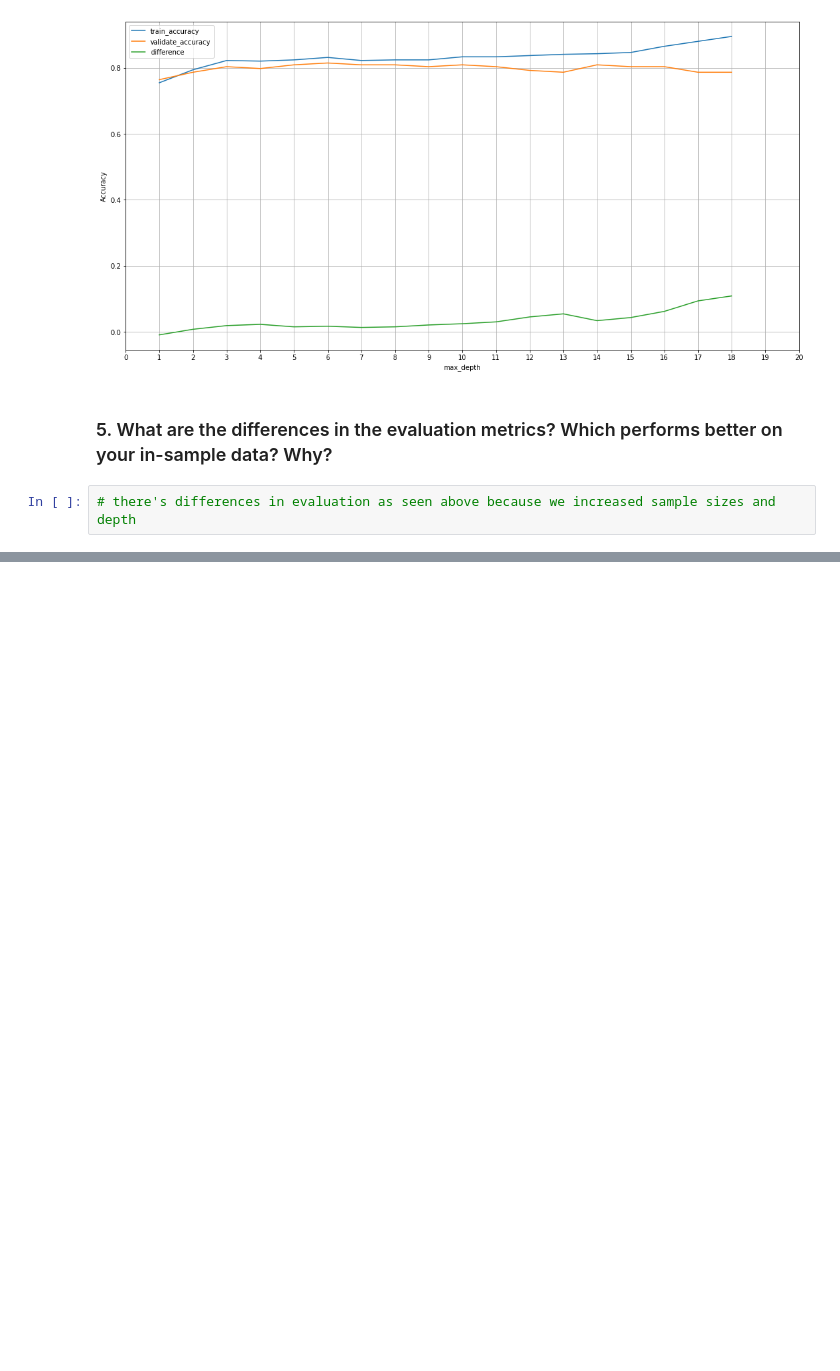
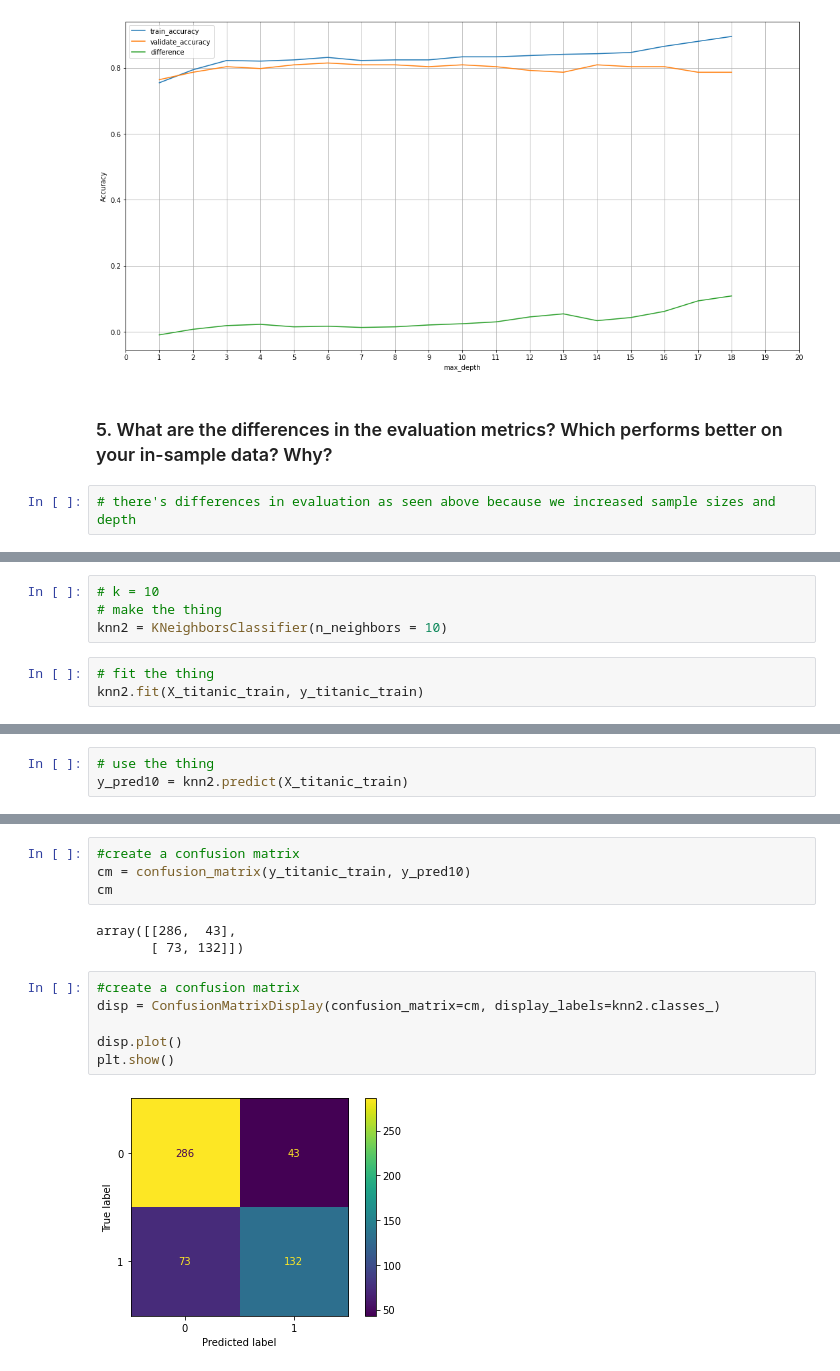
Before and after one commit to patrickamwayi/classification-exercises, a Jupyter notebook: model.ipynb, the cells around one changed output, grey strips where cells are left out. Cells and saved outputs as stored; diff of their text form; blank space fills up the shorter version.

```diff
--- a/model.ipynb
+++ b/model.ipynb
@@ -741,0 +1091,7 @@ plt.grid()
+# %%
+# k = 10
+# make the thing
+knn2 = KNeighborsClassifier(n_neighbors = 10)
+# %%
+# fit the thing
+knn2.fit(X_titanic_train, y_titanic_train)
@@ -741,0 +1100,3 @@ plt.grid()
+# %%
+# use the thing
+y_pred10 = knn2.predict(X_titanic_train)
@@ -741,0 +1134,15 @@ plt.grid()
+# %%
+#create a confusion matrix
+cm = confusion_matrix(y_titanic_train, y_pred10)
+cm
+# %% [output]
+array([[286,  43],
+       [ 73, 132]])
+# %%
+#create a confusion matrix
+disp = ConfusionMatrixDisplay(confusion_matrix=cm, display_labels=knn2.classes_)
+
+disp.plot()
+plt.show()
+# %% [output]
+[figure, added]
```
Also changed, not shown: parts of 67 cells of this notebook.
